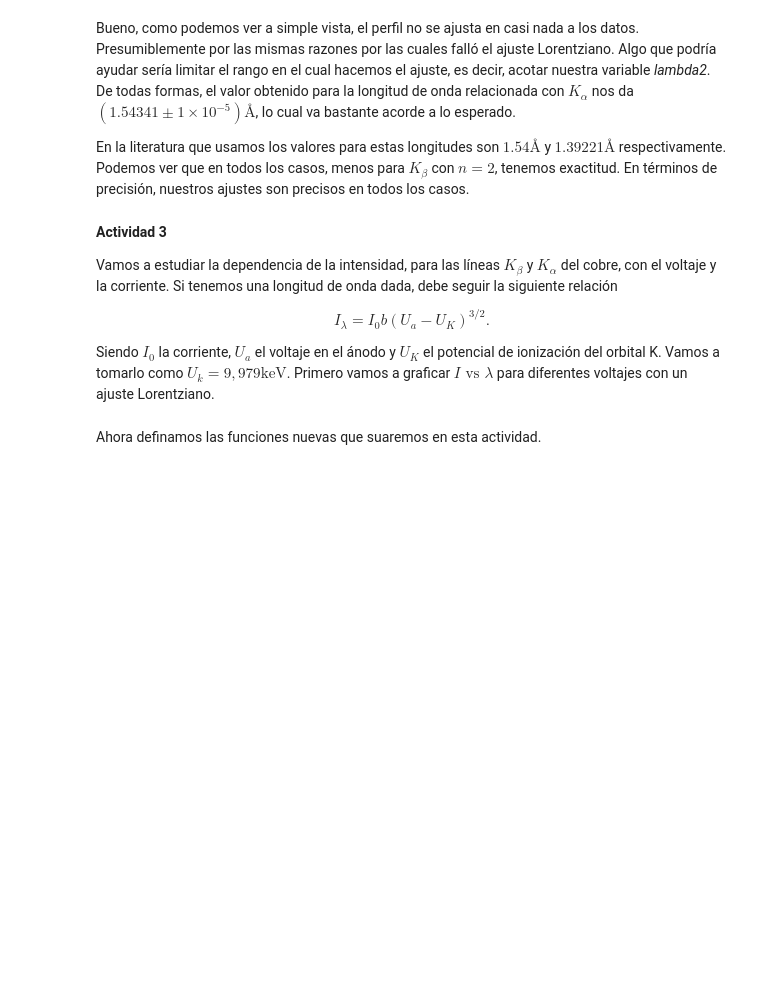
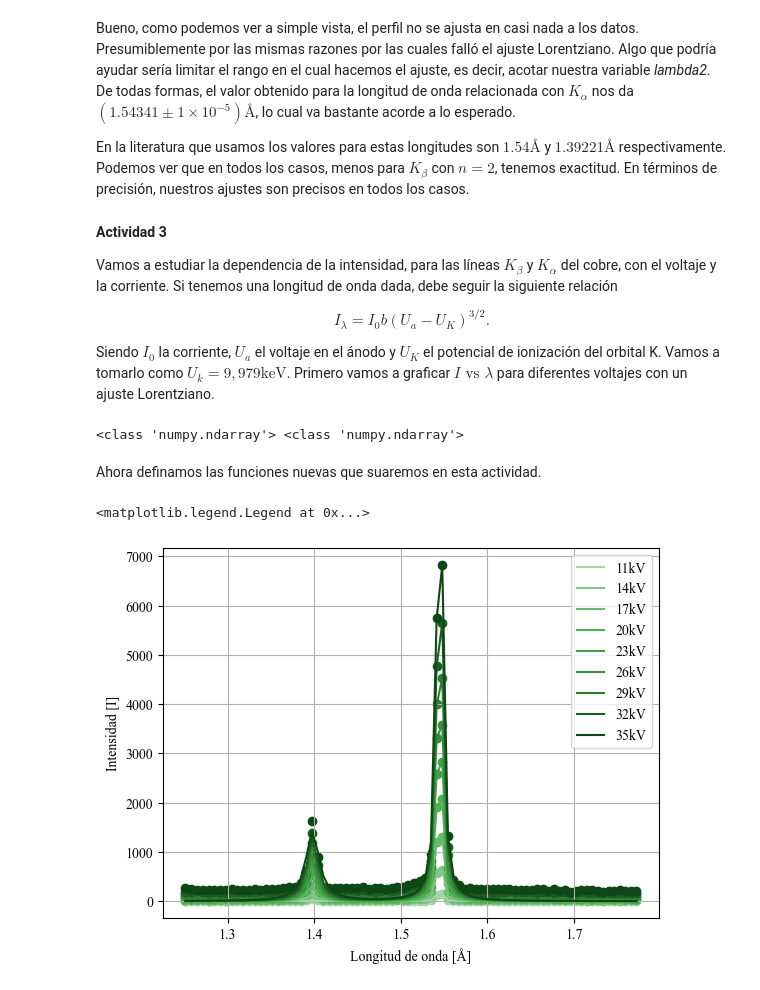
Before and after one commit to slaverdeg/Laboratorio-Intermedio-1, a Jupyter notebook: Rayos X/Bitácora 1.ipynb, the cells around one changed output. Cells and saved outputs as stored; diff of their text form; code cells hidden in the pictures; blank space fills up the shorter version.

```diff
--- a/Rayos X/Bitácora 1.ipynb
+++ b/Rayos X/Bitácora 1.ipynb
@@ -385,6 +385,17 @@ inc_int_v=np.ones(81)
 inc_ang_i=0.1*np.ones(41)
 inc_int_i=np.ones(41)
 
+colores= [
+    "#FFF9C4",  # Amarillo muy claro
+    "#FFF59D",  # Amarillo pastel
+    "#FFF176",  # Amarillo suave
+    "#FFEE58",  # Amarillo medio
+    "#FFEB3B",  # Amarillo estándar
+    "#FDD835",  # Amarillo intenso
+    "#FBC02D",  # Amarillo dorado
+    "#F9A825",  # Amarillo oscuro
+    "#F57F17"   # Amarillo profundo
+]
 intensidades_v=[]
 intensidades_i=[]
 for i in range(0,len(indices_voltajes)):
@@ -393,29 +404,62 @@ for i in range(0,len(indices_voltajes)):
 for i in range(0,len(indices_corrientes)):
     intensidades_i.append(data1[indices_corrientes[i]].to_numpy())
 
-lamda_v=bragg(d, angulos_v,1)
-lamda_i=bragg(d, angulos_i,1)
+lambda_v=bragg(d, angulos_v,1)
+lambda_i=bragg(d, angulos_i,1)
 inc_lambda_v=inc_bragg(d,angulos_v,inc_ang_v,1)
 inc_lambda_i=inc_bragg(d,angulos_i,inc_ang_i,1)
+
+print(type(lambda_v),type(inc_ang_v))
+# %% [output]
+<class 'numpy.ndarray'> <class 'numpy.ndarray'>
 # %% [markdown]
 Ahora definamos las funciones nuevas que suaremos en esta actividad.
 # %%
 p0_lor=np.array([7304,1.54,0.02, 1750,1.39,0.02])
 Uk = 9.979 # keV
 Ua = 35 # keV
 I0 = 1 # 1mA
+
+colores = [
+    "#A5D6A7",  # Verde suave
+    "#81C784",  # Verde fresco
+    "#66BB6A",  # Verde estándar
+    "#4CAF50",  # Verde vibrante
+    "#43A047",  # Verde equilibrado
+    "#388E3C",  # Verde fuerte
+    "#2E7D32",  # Verde intenso
+    "#1B5E20",  # Verde oscuro
+    "#0D4716"   # Verde muy oscuro
+]
 def KCorriente (U,b):
     return b*I0*(U - Uk)**(3/2)
 
 def KVoltaje (I,b):
     return b*I*(Ua - Uk)**(3/2)
 
+
+
 def ajustar_lor (I,lambdas,seed):
-    param_lorentz,inc_lor=curve_fit(double_lorentz, lambdas, I, p0=seed, sigma=inc_int, absolute_sigma=True)
+    param_lorentz,inc_lor=curve_fit(double_lorentz, lambdas, I, p0=seed, sigma=inc_int_v, absolute_sigma=True)
     errors_lorentz = np.sqrt(np.diag(inc_lor))
 
     A_1,x01, gamma1,A_2,x02, gamma2=param_lorentz
     A1_err, x01_err, gamma1_err, A2_err, x02_err, gamma2_err = errors_lorentz
 
+    IKb=double_lorentz(x01,*param_lorentz)
+    IKa=double_lorentz(x02,*param_lorentz)
+
     ajuste_lor=double_lorentz(lambdas,A_1,x01,gamma1,A_2,x02,gamma2)
-    return (ajuste_lor)
+    return (ajuste_lor,IKb,IKa)
+
+for i in range(len(intensidades_v)):
+    y=ajustar_lor(intensidades_v[i],lambda_v,p0_lor)[0]
+    plt.scatter(lambda_v,intensidades_v[i],color=colores[i])
+    plt.plot(lambda_v, y, color = colores[i], label = indices_voltajes[i])
+plt.xlabel("Longitud de onda [Å]")
+plt.ylabel("Intensidad [I]")
+plt.grid()
+plt.legend()
+# %% [output]
+<matplotlib.legend.Legend at 0x...>
+[figure, added]
```
